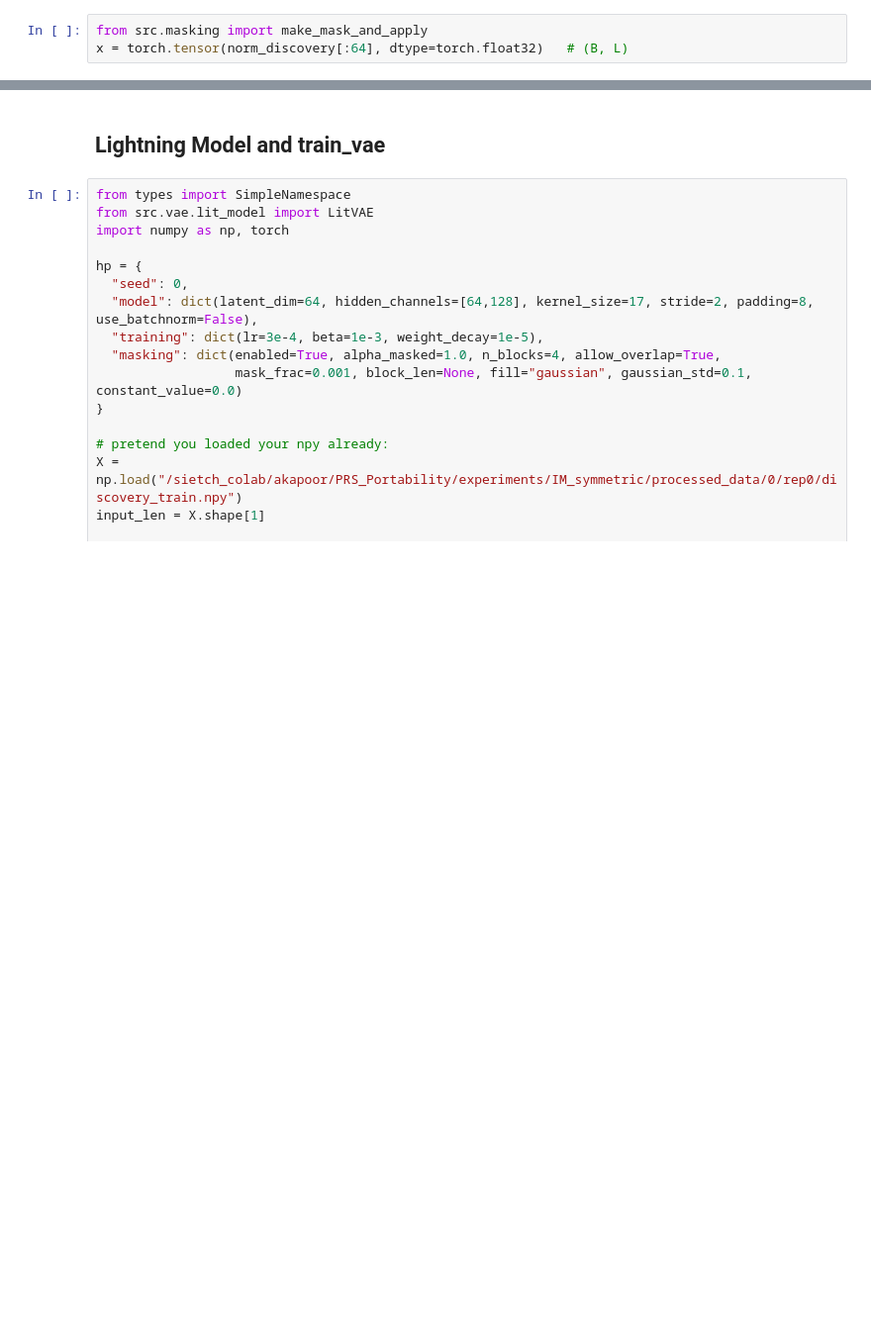
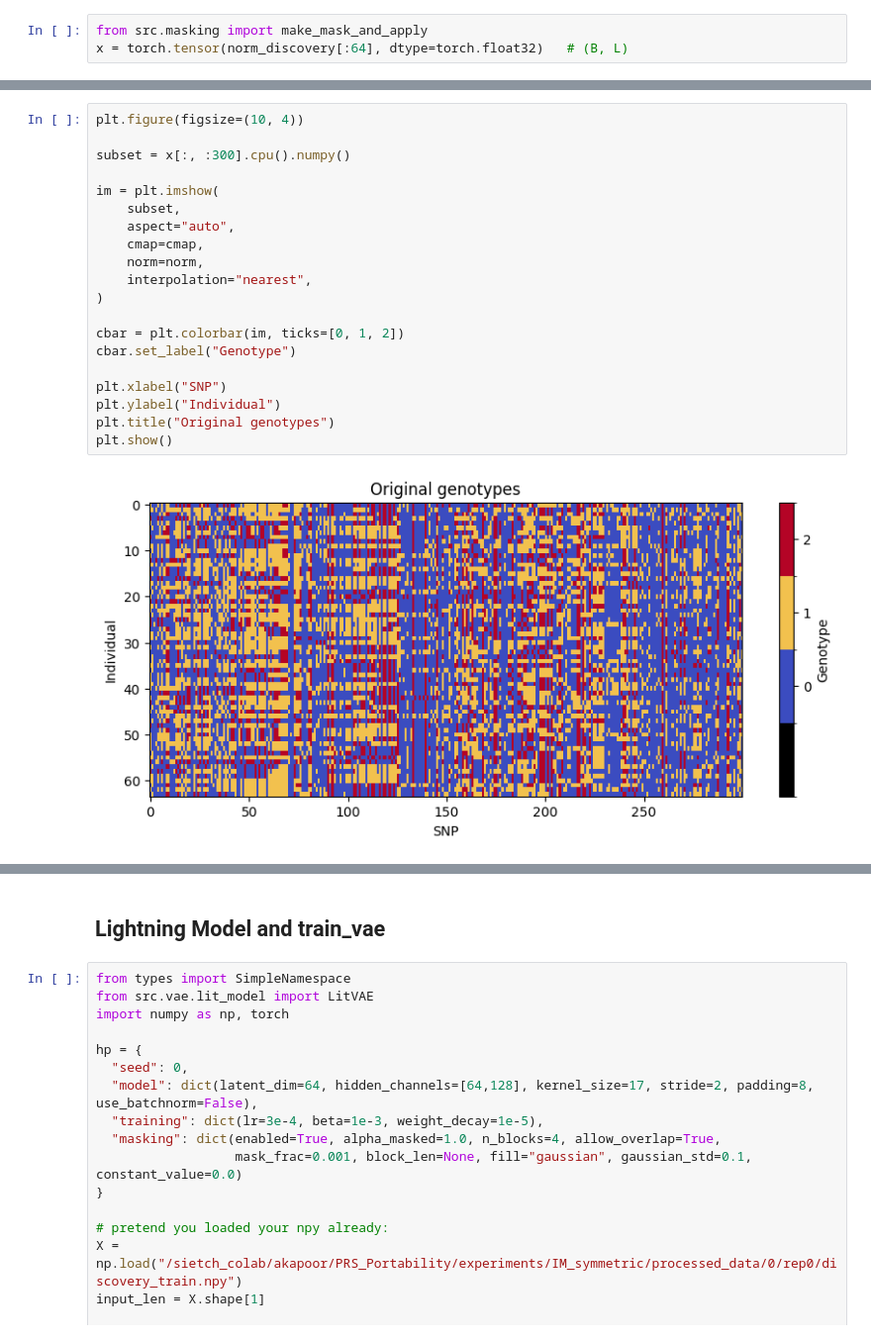
Before and after one commit to ak1376/PRS_Portability, a Jupyter notebook: notebooks/inspecting_VAE_results.ipynb, the cells around one changed output, grey strips where cells are left out. Shown at 99% size. Drawn from its saved outputs; the diff is of its cells as text; blank space fills up the shorter version.

```diff
--- a/notebooks/inspecting_VAE_results.ipynb
+++ b/notebooks/inspecting_VAE_results.ipynb
@@ -224,0 +138,22 @@ Latent dim: 64
+# %%
+plt.figure(figsize=(10, 4))
+
+subset = x[:, :300].cpu().numpy()
+
+im = plt.imshow(
+    subset,
+    aspect="auto",
+    cmap=cmap,
+    norm=norm,
+    interpolation="nearest",
+)
+
+cbar = plt.colorbar(im, ticks=[0, 1, 2])
+cbar.set_label("Genotype")
+
+plt.xlabel("SNP")
+plt.ylabel("Individual")
+plt.title("Original genotypes")
+plt.show()
+# %% [output]
+[figure, added]
```
Also changed, not shown: parts of 24 cells of this notebook, 12 other files.
